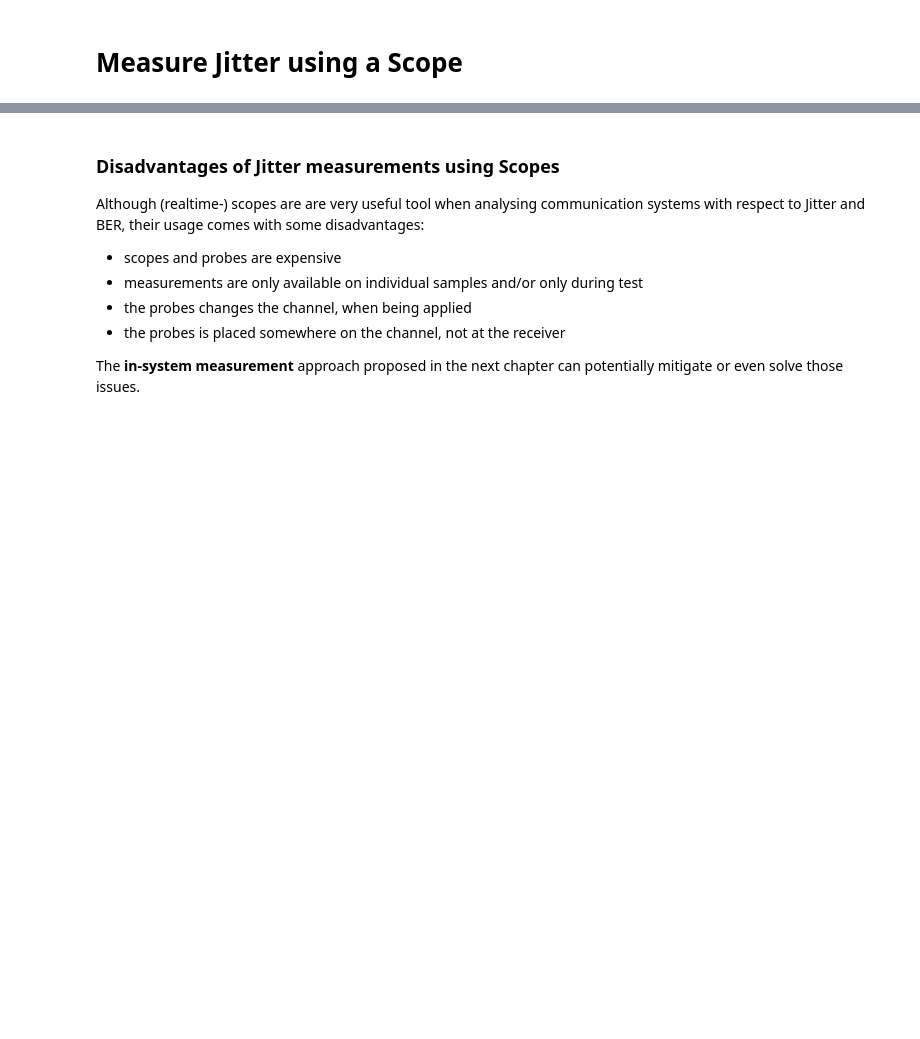
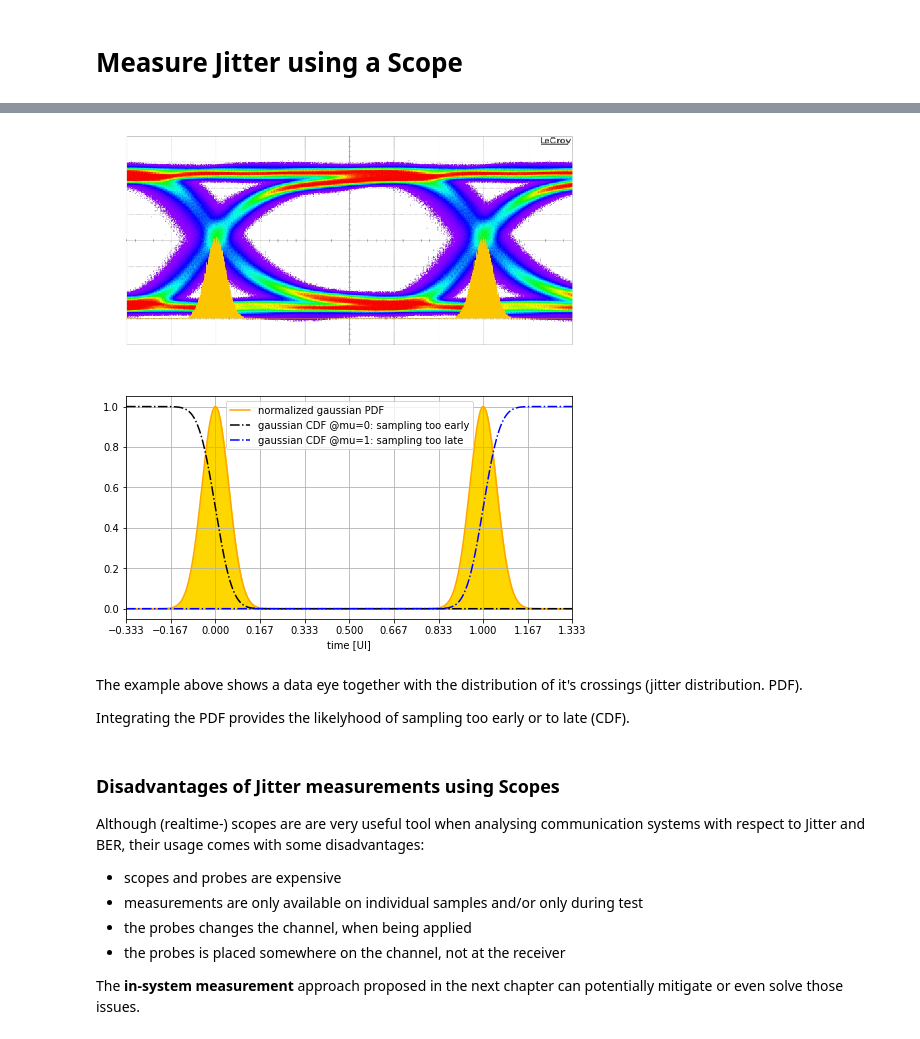
Before and after one commit to munich-ml/BER_tail_fit, a Jupyter notebook: Jitter_BER_fit.ipynb, the cells around one changed output, grey strips where cells are left out. Drawn from its saved outputs; the diff is of its cells as text; code cells hidden in the pictures; blank space fills up the shorter version.

Commit message:
data eye creation added

```diff
--- a/Jitter_BER_fit.ipynb
+++ b/Jitter_BER_fit.ipynb
@@ -55,10 +59,20 @@ norm_pdf = norm_pdf / norm_pdf.max()
 # %%
+x = np.linspace(-1/3, 4/3, num=500)
+scale = 0.05    # sigmal value of the gaussian distribution
+norm_pdf = norm.pdf(x, loc=0, scale=scale) + norm.pdf(x, loc=1, scale=scale)
+too_early = 1 - norm.cdf(x, loc=0, scale=scale)
+too_late = norm.cdf(x, loc=1, scale=scale)
+
 plt.figure(figsize=(8, 9))
 plt.subplot(2,1,1)
 plt.imshow(plt.imread(get_url("RJeye"))), plt.axis("off")
 
 plt.subplot(2,1,2)
-plt.plot(x, norm_pdf, label="gaussian PDF")
+plt.plot(x, norm_pdf / norm_pdf.max(), "orange", label="normalized gaussian PDF")
+plt.fill_between(x, norm_pdf / norm_pdf.max(), color="gold")
+plt.plot(x, too_early, "k-.", label="gaussian CDF @mu=0: sampling too early")
+plt.plot(x, too_late, "b-.", label="gaussian CDF @mu=1: sampling too late")
 plt.xlim([min(x), max(x)]), plt.xticks(np.linspace(-1/3, 4/3, num=11))
-plt.xlabel("time [UI]"), plt.title("normalized edge probability")
-plt.grid(), plt.legend();
+plt.xlabel("time [UI]"), plt.grid(), plt.legend();
+# %% [output]
+[figure, added]
@@ -75,3 +79,7 @@ plt.grid(), plt.legend();
+# %% [markdown]
+The example above shows a data eye together with the distribution of it's crossings (jitter distribution. PDF).
+
+Integrating the PDF provides the likelyhood of sampling too early or to late (CDF).
 # %% [markdown]
 ### Disadvantages of Jitter measurements using Scopes
 Although (realtime-) scopes are are very useful tool when analysing communication systems with respect to Jitter and BER, their usage comes with some disadvantages:
```
Also changed, not shown: parts of 7 cells of this notebook, 2 other files.
